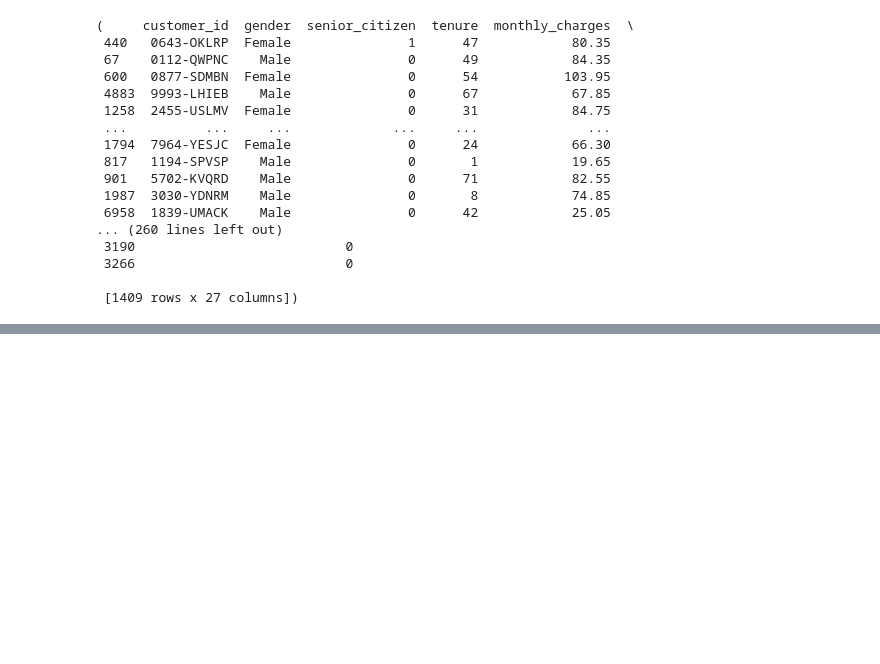
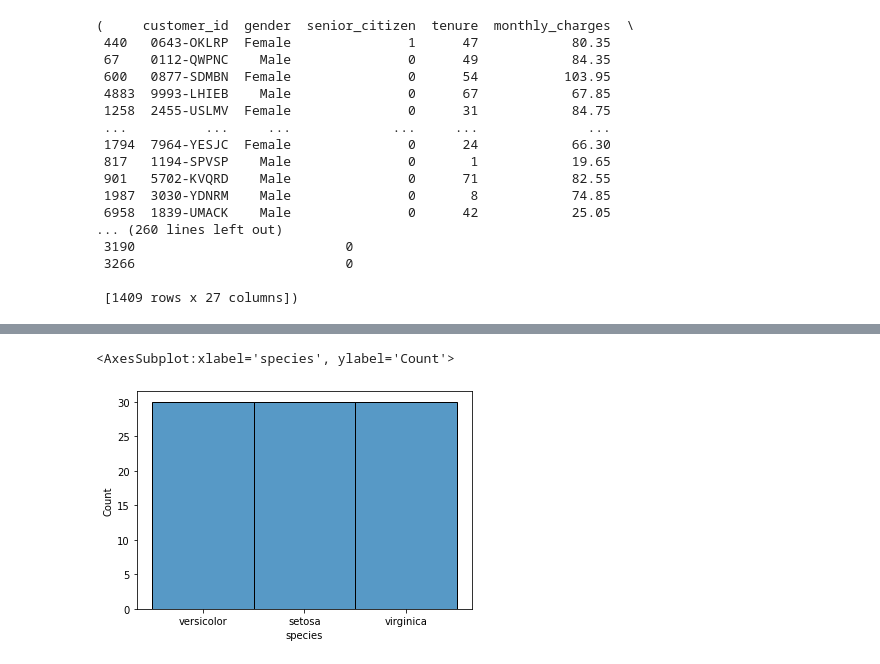
Before and after one commit to QinzhiChen/classification-exercises, a Jupyter notebook: classification_exercises.ipynb, the cells around one changed output, grey strips where cells are left out. Saved outputs shown, nothing was run; the diff lists cells and outputs as text; code cells hidden in the pictures; blank space fills up the shorter version.

```diff
--- a/classification_exercises.ipynb
+++ b/classification_exercises.ipynb
@@ -358,0 +552,5 @@ prep_telco(df_telco)
+# %%
+sns.histplot(data=iris_train, x="species")
+# %% [output]
+<AxesSubplot:xlabel='species', ylabel='Count'>
+[figure, added]
```
Also changed, not shown: parts of 53 cells of this notebook, 1 other file.
